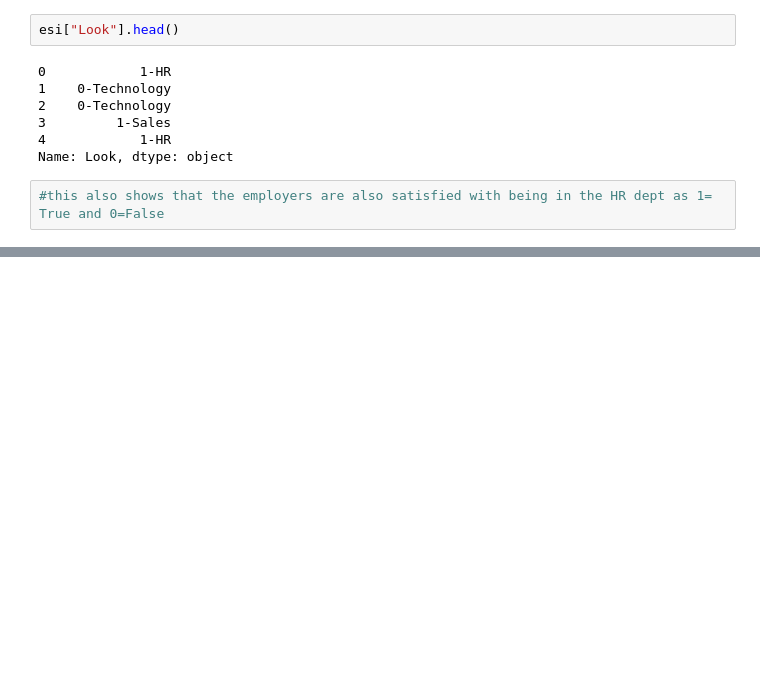
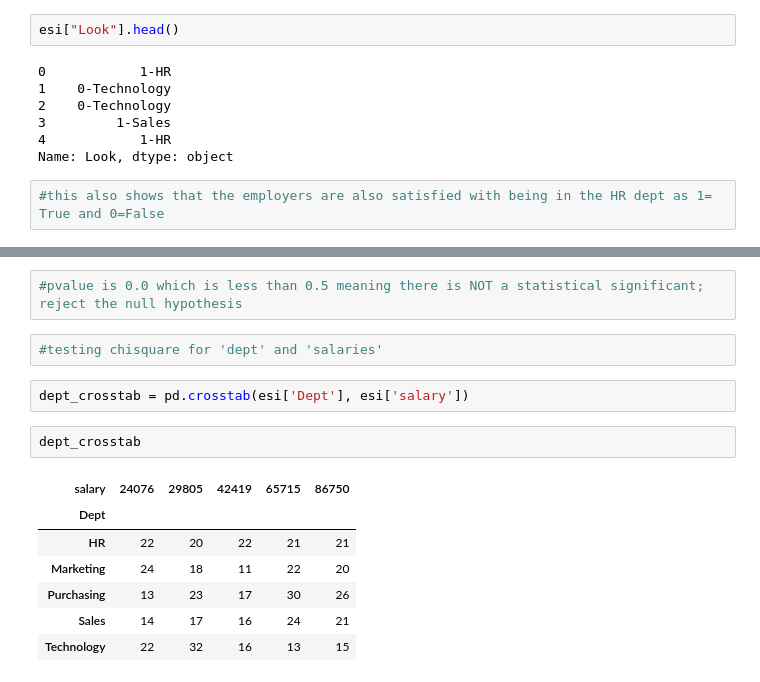
Before and after one commit to MAG3sty/Pretty-Nerdy-, a Jupyter notebook: Notebooks/Employee-Satisfaction-TLR.ipynb, the cells around one changed output, grey strips where cells are left out. Drawn from its saved outputs; the diff is of its cells as text; blank space fills up the shorter version.

```diff
--- a/Notebooks/Employee-Satisfaction-TLR.ipynb
+++ b/Notebooks/Employee-Satisfaction-TLR.ipynb
@@ -198,0 +197,16 @@ Chi2ContingencyResult(statistic=1999.9999999999995, pvalue=0.0, dof=16, expected
+# %%
+#pvalue is 0.0 which is less than 0.5 meaning there is NOT a statistical significant; reject the null hypothesis
+# %%
+#testing chisquare for 'dept' and 'salaries'
+# %%
+dept_crosstab = pd.crosstab(esi['Dept'], esi['salary'])
+# %%
+dept_crosstab
+# %% [output]
+| salary | 24076 | 29805 | 42419 | 65715 | 86750 |
+| Dept |  |  |  |  |  |
+| HR | 22 | 20 | 22 | 21 | 21 |
+| Marketing | 24 | 18 | 11 | 22 | 20 |
+| Purchasing | 13 | 23 | 17 | 30 | 26 |
+| Sales | 14 | 17 | 16 | 24 | 21 |
+| Technology | 22 | 32 | 16 | 13 | 15 |
```
Also changed, not shown: parts of 27 cells of this notebook.
